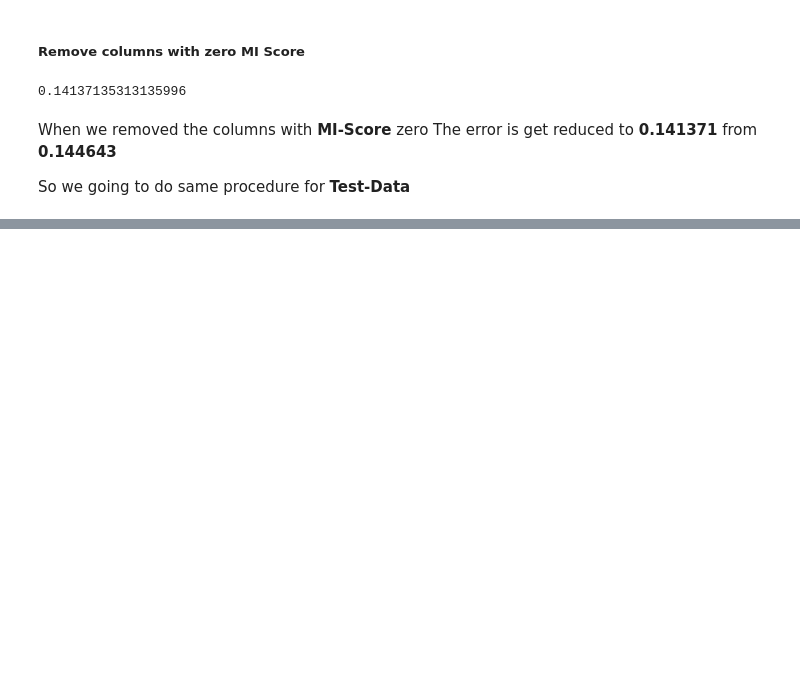
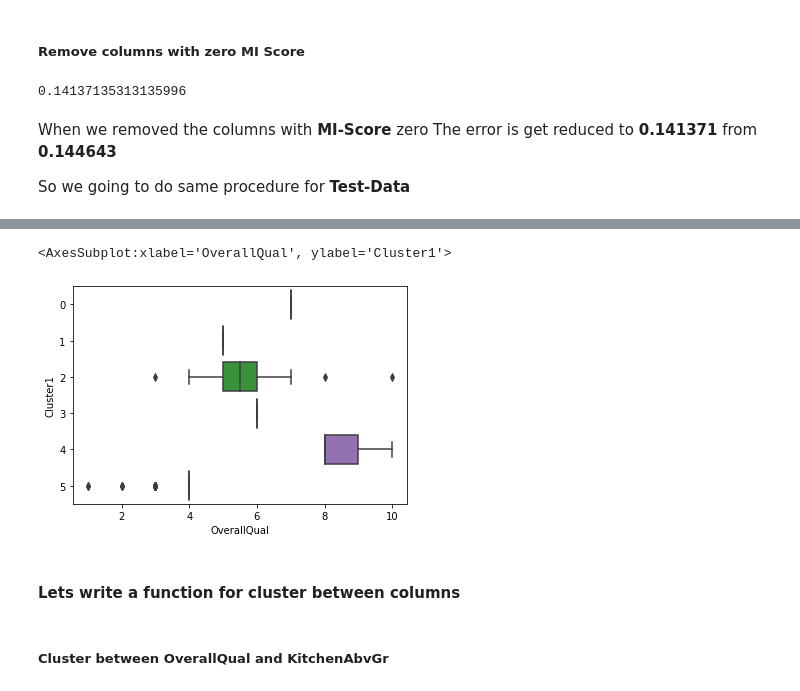
Before and after one commit to naseemap47/predictHousePrices-MachineLearning-python, a Jupyter notebook: jupyter_notebook.ipynb, the cells around one changed output, grey strips where cells are left out. Saved outputs shown, nothing was run; the diff lists cells and outputs as text; code cells hidden in the pictures; blank space fills up the shorter version.

```diff
--- a/jupyter_notebook.ipynb
+++ b/jupyter_notebook.ipynb
@@ -1369,0 +1420,9 @@ data_test = data_test.drop(['YrSold', 'MoSold', 'PoolArea',
+# %%
+# box plot
+sns.boxplot(x='OverallQual', y='Cluster1',
+           data=data)
+# %% [output]
+<AxesSubplot:xlabel='OverallQual', ylabel='Cluster1'>
+[figure, added]
+# %% [markdown]
+#### Lets write a function for cluster between columns
@@ -1369,0 +1441,2 @@ data_test = data_test.drop(['YrSold', 'MoSold', 'PoolArea',
+# %% [markdown]
+##### Cluster between OverallQual and KitchenAbvGr
```
Also changed, not shown: parts of 17 cells of this notebook.
